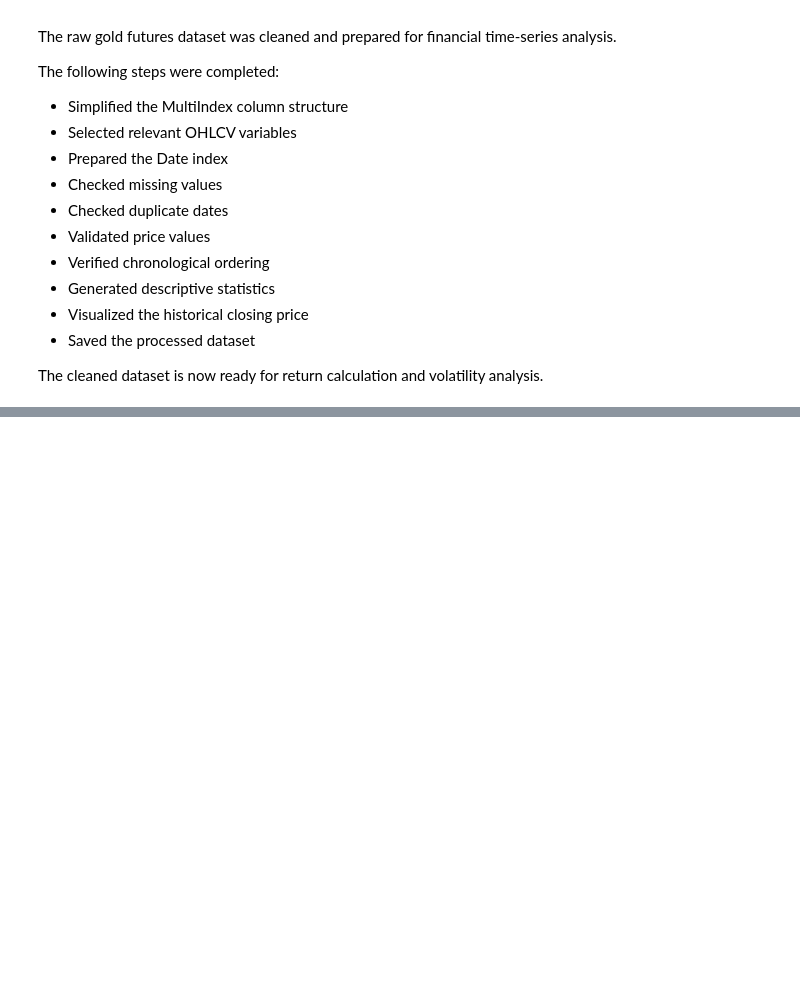
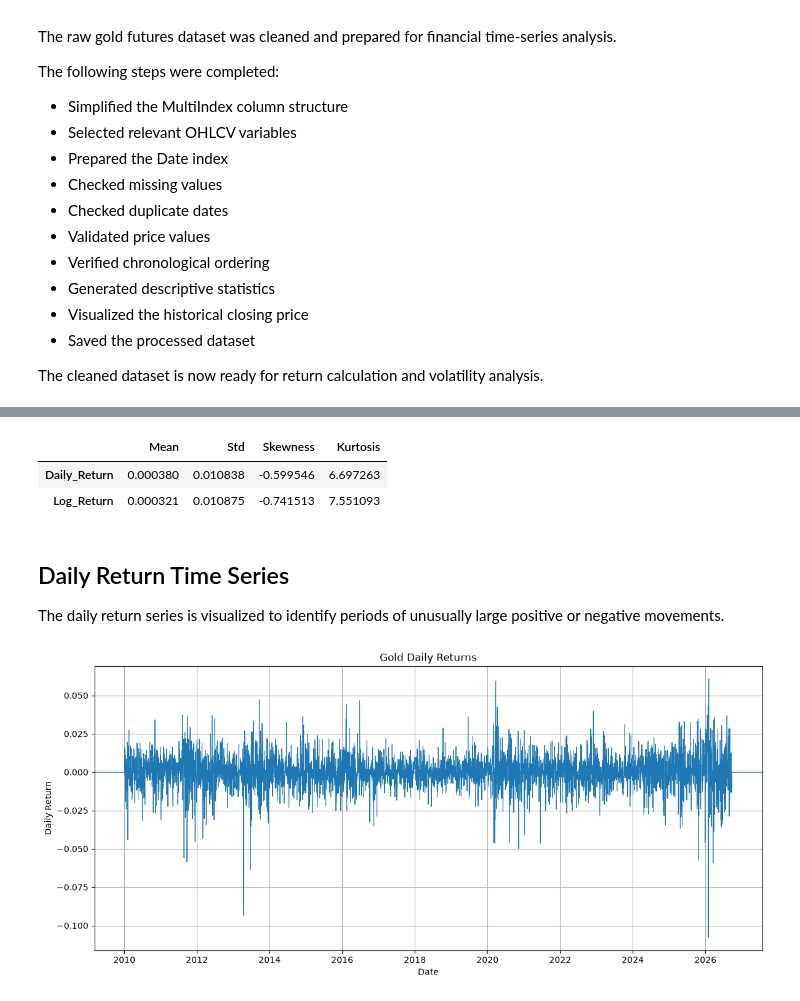
Before and after one commit to mohammadaminpeymanifar/Gold-Volatility-Analysis, a Jupyter notebook: notebooks/01_Data_Collection.ipynb, the cells around one changed output, grey strips where cells are left out. Saved outputs shown, nothing was run; the diff lists cells and outputs as text; code cells hidden in the pictures; blank space fills up the shorter version.

Commit message:
Phase 3: calculate and analyze gold returns

```diff
--- a/notebooks/01_Data_Collection.ipynb
+++ b/notebooks/01_Data_Collection.ipynb
@@ -352,0 +369,10 @@ The cleaned dataset is now ready for return calculation and volatility analysis.
+# %%
+processed_file = PROCESSED_DIR / "gold_clean.csv"
+
+gold = pd.read_csv(
+    processed_file,
+    parse_dates=["Date"],
+    index_col="Date"
+)
+
+gold.head()
@@ -352,0 +392,4 @@ The cleaned dataset is now ready for return calculation and volatility analysis.
+# %%
+gold["Daily_Return"] = gold["Close"].pct_change()
+
+gold[["Close", "Daily_Return"]].head(10)
@@ -352,0 +417,6 @@ The cleaned dataset is now ready for return calculation and volatility analysis.
+# %%
+gold["Log_Return"] = np.log(
+    gold["Close"] / gold["Close"].shift(1)
+)
+
+gold[["Close", "Daily_Return", "Log_Return"]].head(10)
@@ -352,0 +463,37 @@ The cleaned dataset is now ready for return calculation and volatility analysis.
+# %%
+return_distribution = pd.DataFrame({
+    "Mean": gold[["Daily_Return", "Log_Return"]].mean(),
+    "Std": gold[["Daily_Return", "Log_Return"]].std(),
+    "Skewness": gold[["Daily_Return", "Log_Return"]].skew(),
+    "Kurtosis": gold[["Daily_Return", "Log_Return"]].kurt()
+})
+
+return_distribution
+# %% [output]
+|  | Mean | Std | Skewness | Kurtosis |
+| Daily_Return | 0.000380 | 0.010838 | -0.599546 | 6.697263 |
+| Log_Return | 0.000321 | 0.010875 | -0.741513 | 7.551093 |
+# %% [markdown]
+## Daily Return Time Series
+
+The daily return series is visualized to identify periods of unusually
+large positive or negative movements.
+# %%
+plt.figure(figsize=(14, 6))
+
+plt.plot(
+    gold.index,
+    gold["Daily_Return"],
+    linewidth=0.8
+)
+
+plt.title("Gold Daily Returns")
+plt.xlabel("Date")
+plt.ylabel("Daily Return")
+
+plt.axhline(0, linewidth=1)
+
+plt.grid(True)
+plt.show()
+# %% [output]
+[figure, added]
```
Also changed, not shown: parts of 14 cells of this notebook, 1 other file.
